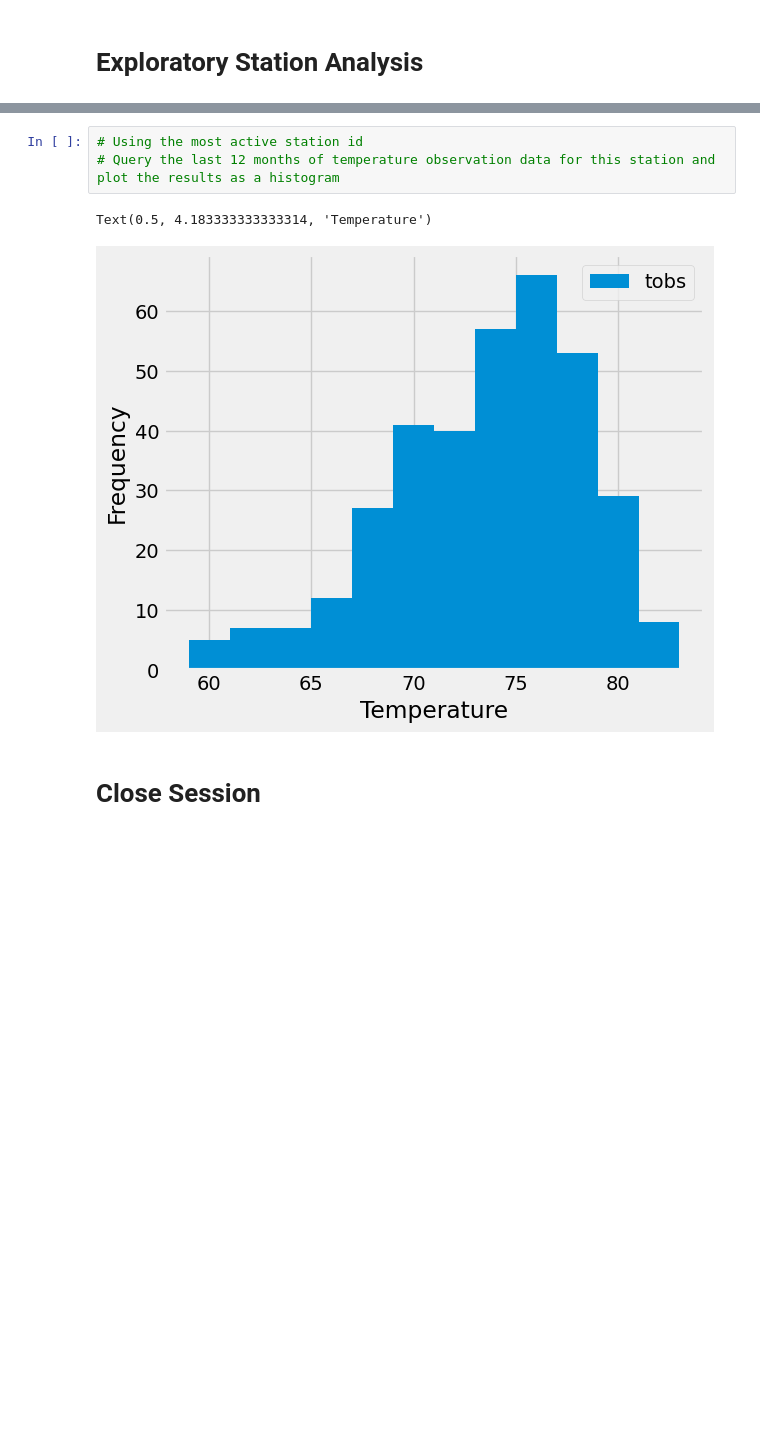
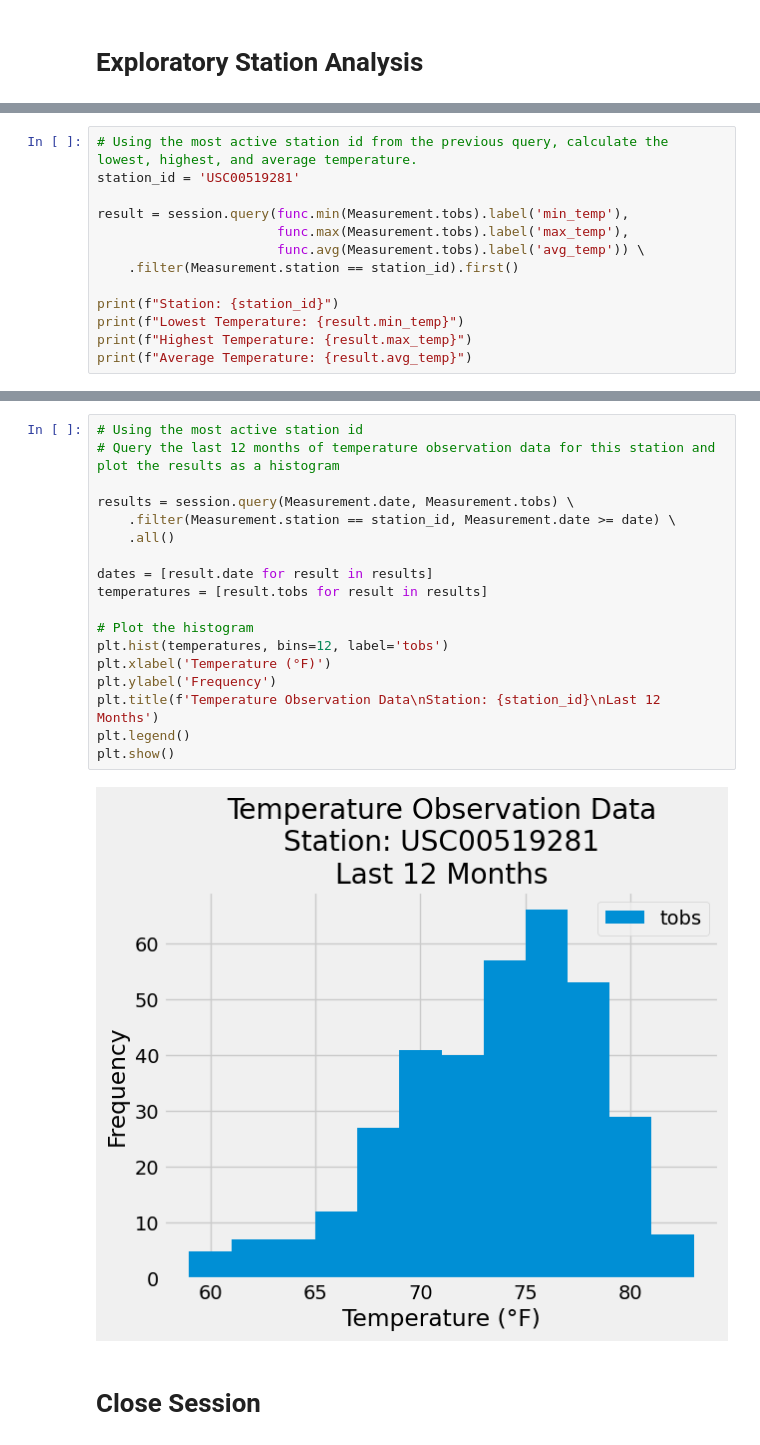
Before and after one commit to acwalker5875/sqlalchemy-challenge, a Jupyter notebook: SurfsUp/climate_solution.ipynb, the cells around one changed output, grey strips where cells are left out. Drawn from its saved outputs; the diff is of its cells as text; blank space fills up the shorter version.

```diff
--- a/SurfsUp/climate_solution.ipynb
+++ b/SurfsUp/climate_solution.ipynb
@@ -130,0 +143,13 @@ print(station_count)
+# %%
+# Using the most active station id from the previous query, calculate the lowest, highest, and average temperature.
+station_id = 'USC00519281'
+
+result = session.query(func.min(Measurement.tobs).label('min_temp'),
+                       func.max(Measurement.tobs).label('max_temp'),
+                       func.avg(Measurement.tobs).label('avg_temp')) \
+    .filter(Measurement.station == station_id).first()
+
+print(f"Station: {station_id}")
+print(f"Lowest Temperature: {result.min_temp}")
+print(f"Highest Temperature: {result.max_temp}")
+print(f"Average Temperature: {result.avg_temp}")
@@ -131,9 +161,23 @@ print(station_count)
 # %%
 # Using the most active station id
 # Query the last 12 months of temperature observation data for this station and plot the results as a histogram
+
+results = session.query(Measurement.date, Measurement.tobs) \
+    .filter(Measurement.station == station_id, Measurement.date >= date) \
+    .all()
+
+dates = [result.date for result in results]
+temperatures = [result.tobs for result in results]
+
+# Plot the histogram
+plt.hist(temperatures, bins=12, label='tobs')
+plt.xlabel('Temperature (°F)')
+plt.ylabel('Frequency')
+plt.title(f'Temperature Observation Data\nStation: {station_id}\nLast 12 Months')
+plt.legend()
+plt.show()
 # %% [output]
-Text(0.5, 4.183333333333314, 'Temperature')
-[figure, old version]
+[figure, new version]
 # %% [markdown]
 # Close Session
 # %%
```
Also changed, not shown: parts of 6 cells of this notebook.
